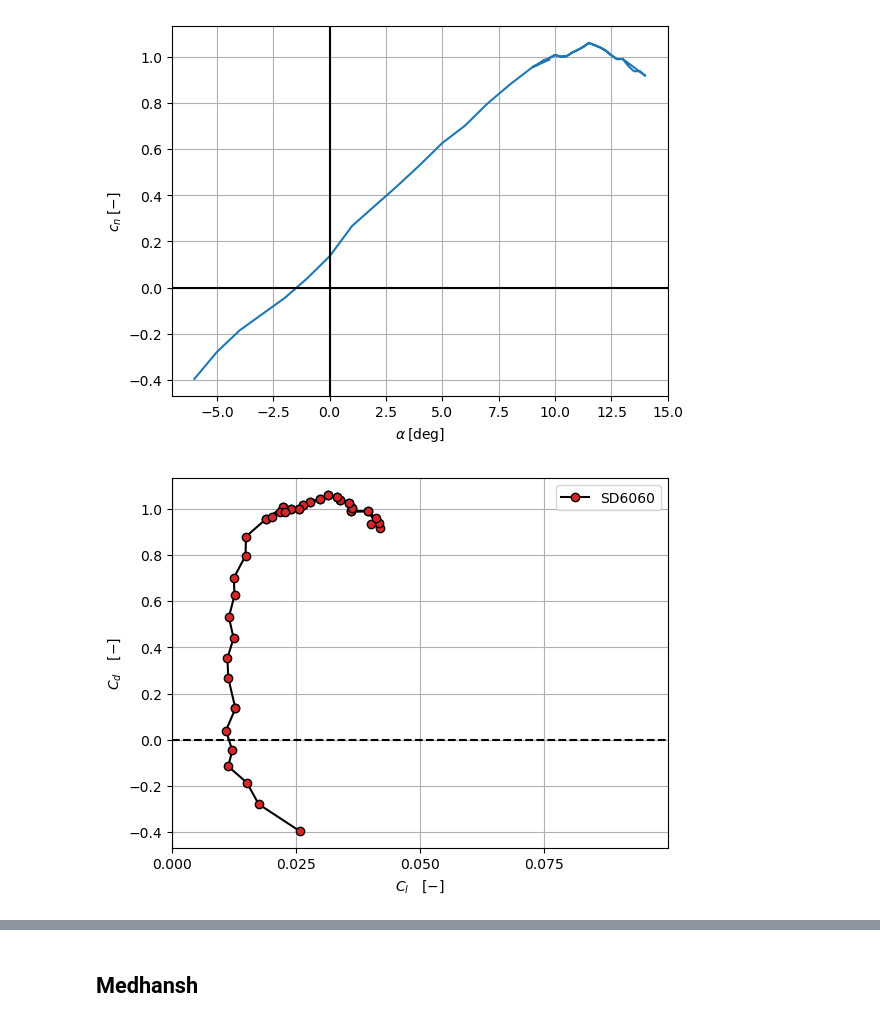
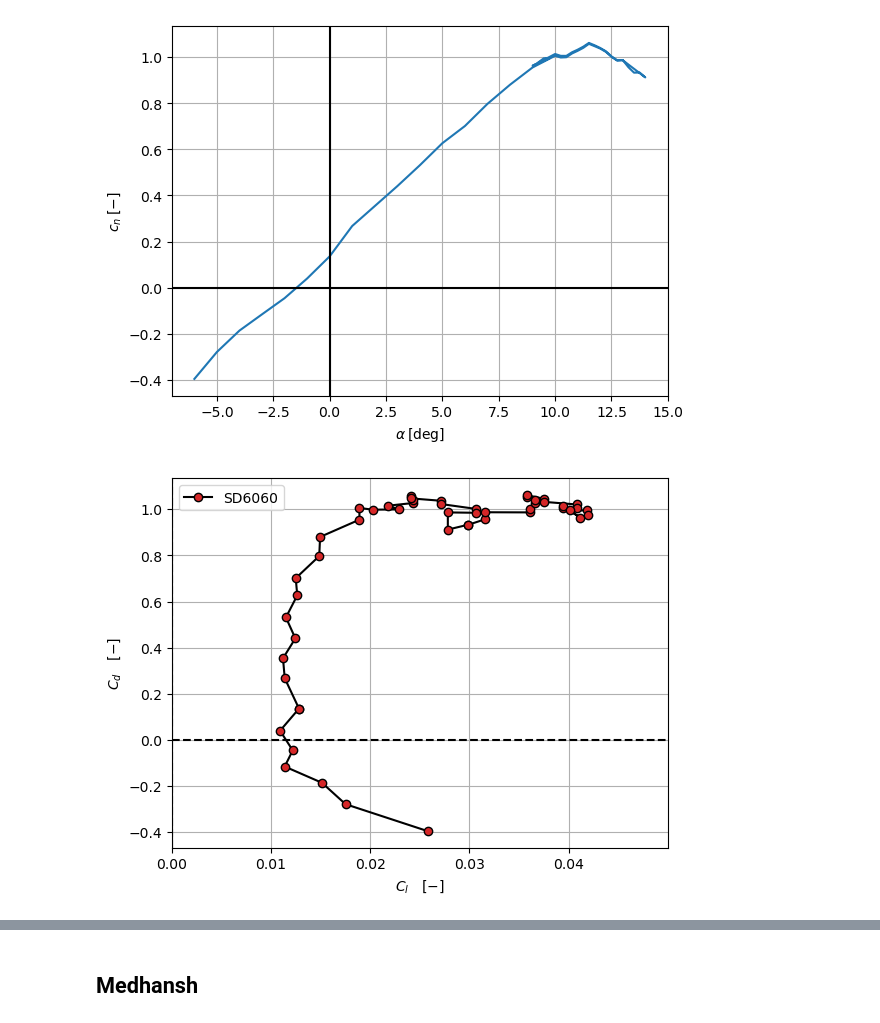
Before and after one commit to federicoangioni/LSWTT, a Jupyter notebook: processing.ipynb, the cells around one changed output, grey strips where cells are left out. Cells and saved outputs as stored; diff of their text form; code cells hidden in the pictures.

Commit message:
fixing graphs layout

```diff
--- a/processing.ipynb
+++ b/processing.ipynb
@@ -75,15 +75,17 @@ for idx, angle in enumerate(aoa):
         upper = temp.loc[i, 'P001':'P025'].to_numpy().flatten()
         lower = temp.loc[i, 'P026':'P049'].to_numpy().flatten()
 
-        plt.plot(airfoil_ports['x'][0:25], upper, color=colors[idx], marker = '^', markersize = 5, label='Upper Surface')
-        plt.plot(airfoil_ports['x'][25:49], lower, color=colors[idx+1], marker = 'o', markersize = 5, label='Lower Surface')
+        plt.plot(airfoil_ports['x'][0:25], upper, marker = 'o', markersize = 6, label='Upper Surface',
+                 markerfacecolor= 'tab:cyan', markeredgecolor  = 'black', color = 'black', zorder= 999)
+        plt.plot(airfoil_ports['x'][25:49], lower, marker = 'o', markersize = 6, label='Lower Surface',
+                  markerfacecolor= 'tab:red', markeredgecolor  = 'black', color = 'black', zorder= 999)
 
 plt.axhline(0.0, linestyle=(0, (1, 5)), color='red')
 plt.grid()
-plt.xlabel('Percentage of the chord $(x/c)$ [%]')
-plt.ylabel(r'Pressure Coefficient $C_p$ [-]')
+plt.xlabel('$(x/c)$ [%]')
+plt.ylabel(r'$C_p$ [-]')
 plt.gca().invert_yaxis()
 plt.legend()
-#plt.savefig('C_Pdistribution6deg.svg')  # Uncomment to save
+plt.savefig(f'C_p graphs/C_Pdistribution{aoa[0]}deg.svg')  # Uncomment to save
 plt.show()
 # %% [output]
@@ -144,6 +146,8 @@ import pandas as pd
 import numpy as np
 import scipy.integrate as integrate
 import matplotlib.pyplot as plt
+
+pressures = pressures.sort_values(by='Alpha', ascending=True)
 
 total = pd.read_csv('data/total_wake.csv')
 static = pd.read_csv('data/static_rake.csv')
@@ -236,15 +240,15 @@ plt.show()
 # %%
 plt.plot(pressures['c_d'], pressures['c_l'], marker = 'o', markersize = 6, zorder = 999,
          markerfacecolor= 'tab:red', markeredgecolor  = 'black', label = 'SD6060', color = 'black')
 plt.xlabel(r"$C_l \quad [-]$")
 plt.ylabel(r"$C_d \quad [-]$")
 plt.axhline(0, color = 'black', linestyle='--')
 plt.axvline(0, color= 'black', linestyle='--')
-plt.xlim(0, 0.1)
-plt.xticks(np.arange(0, 0.1, 0.025))
+plt.xlim(0, 0.05)
+plt.xticks(np.arange(0, 0.05, 0.010))
 plt.legend()
 plt.grid()
 plt.savefig('plots/cd-cl.svg')
 plt.show()
 # %% [output]
-[figure, old version]
+[figure, new version]
```
Also changed, not shown: parts of 6 cells of this notebook, 14 other files.
